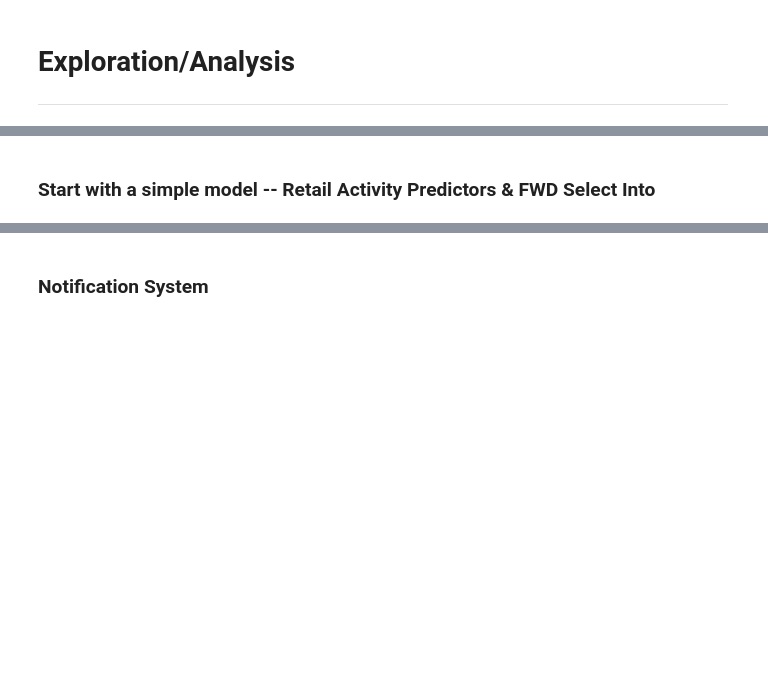
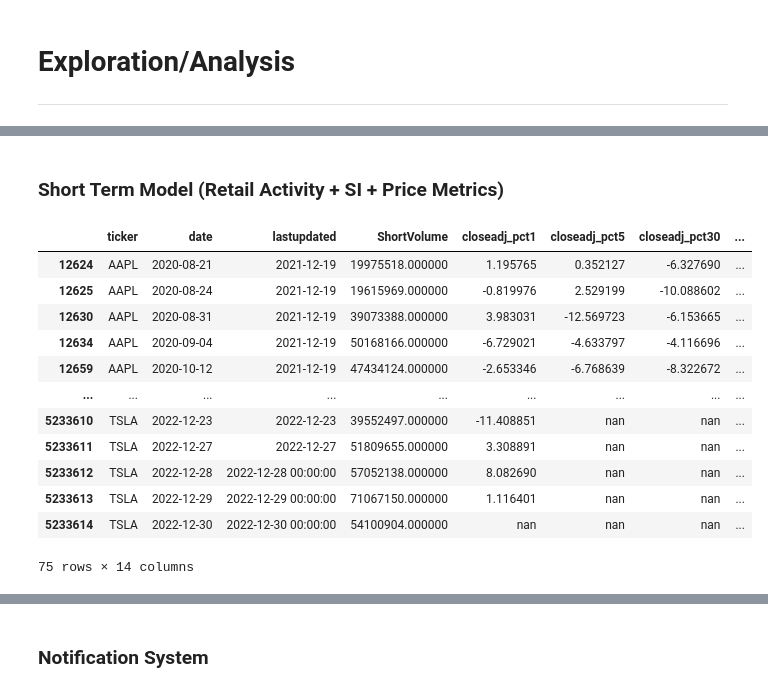
Before and after one commit to meicher/stock_prediction, a Jupyter notebook: Nasdaq Data.ipynb, the cells around one changed output, grey strips where cells are left out. Saved outputs shown, nothing was run; the diff lists cells and outputs as text; code cells hidden in the pictures; blank space fills up the shorter version.

```diff
--- a/Nasdaq Data.ipynb
+++ b/Nasdaq Data.ipynb
@@ -93,10 +93,10 @@ combined.sort_values(['ticker','date'],inplace=True)
     # log returns ln(stock price t1/ stock price t0)
 combined = lagged_features(combined)
 
-combined['closeadj_pct1'] = (combined['closeadj'] - combined['closeadj_lag1']) / combined['closeadj_lag1']*100
-combined['closeadj_pct5'] = (combined['closeadj'] - combined['closeadj_lag5']) / combined['closeadj_lag5']*100
-combined['closeadj_pct30'] = (combined['closeadj'] - combined['closeadj_lag30']) / combined['closeadj_lag30']*100
-combined['closeadj_pct90'] = (combined['closeadj'] - combined['closeadj_lag90']) / combined['closeadj_lag90']*100
-combined['closeadj_pct180'] = (combined['closeadj'] - combined['closeadj_lag180']) / combined['closeadj_lag180']*100
-combined['closeadj_pct360'] = (combined['closeadj'] - combined['closeadj_lag360']) / combined['closeadj_lag360']*100
+combined['closeadj_pct1'] = (combined['closeadj_lag1'] - combined['closeadj']) / combined['closeadj']*100
+combined['closeadj_pct5'] = (combined['closeadj_lag5'] - combined['closeadj']) / combined['closeadj']*100
+combined['closeadj_pct30'] = (combined['closeadj_lag30'] - combined['closeadj']) / combined['closeadj']*100
+combined['closeadj_pct90'] = (combined['closeadj_lag90'] - combined['closeadj']) / combined['closeadj']*100
+combined['closeadj_pct180'] = (combined['closeadj_lag180'] - combined['closeadj']) / combined['closeadj']*100
+combined['closeadj_pct360'] = (combined['closeadj_lag360'] - combined['closeadj']) / combined['closeadj']*100
 # %% [output]
@@ -120,5 +104,3 @@ combined.filter(regex='close|date')
 # %%
 #SI METRICS
-combined['ShortRatio'] = combined['ShortVolume']/combined['TotalVolume']
-
-#ROLLING, CHANGE, etc
+combined = short_features(combined)
@@ -159,5 +142,21 @@ fig.show()
-# %% [markdown]
-### Start with a simple model -- Retail Activity Predictors & FWD Select Into
+# %% [markdown]
+### Short Term Model (Retail Activity + SI + Price Metrics)
 # %%
 # BUILD SIMPLE BASELINE MODEL TO PREDICT PRICE AT DIFFERENT TIME POINTS (EX: 5 DAY, 10 DAY, 20 DAY, 1 MONTH, 3 MONTH, 6 MONTH)
 #       OR COULD CONSTRUCT AS A CLASSIFICATION MODEL TOO - PREDICT PROBABILITY THAT Y WILL FALL Y%
+# %%
+combined.filter(regex='Short|pct|date|ticker')[combined['activity'] >=.1]
+# %% [output]
+|  | ticker | date | lastupdated | ShortVolume | closeadj_pct1 | closeadj_pct5 | closeadj_pct30 | ... |
+| 12624 | AAPL | 2020-08-21 | 2021-12-19 | 19975518.000000 | 1.195765 | 0.352127 | -6.327690 | ... |
+| 12625 | AAPL | 2020-08-24 | 2021-12-19 | 19615969.000000 | -0.819976 | 2.529199 | -10.088602 | ... |
+| 12630 | AAPL | 2020-08-31 | 2021-12-19 | 39073388.000000 | 3.983031 | -12.569723 | -6.153665 | ... |
+| 12634 | AAPL | 2020-09-04 | 2021-12-19 | 50168166.000000 | -6.729021 | -4.633797 | -4.116696 | ... |
+| 12659 | AAPL | 2020-10-12 | 2021-12-19 | 47434124.000000 | -2.653346 | -6.768639 | -8.322672 | ... |
+| ... | ... | ... | ... | ... | ... | ... | ... | ... |
+| 5233610 | TSLA | 2022-12-23 | 2022-12-23 | 39552497.000000 | -11.408851 | nan | nan | ... |
+| 5233611 | TSLA | 2022-12-27 | 2022-12-27 | 51809655.000000 | 3.308891 | nan | nan | ... |
+| 5233612 | TSLA | 2022-12-28 | 2022-12-28 00:00:00 | 57052138.000000 | 8.082690 | nan | nan | ... |
+| 5233613 | TSLA | 2022-12-29 | 2022-12-29 00:00:00 | 71067150.000000 | 1.116401 | nan | nan | ... |
+| 5233614 | TSLA | 2022-12-30 | 2022-12-30 00:00:00 | 54100904.000000 | nan | nan | nan | ... |
+75 rows × 14 columns
```
Also changed, not shown: parts of 13 cells of this notebook, 1 other file.
